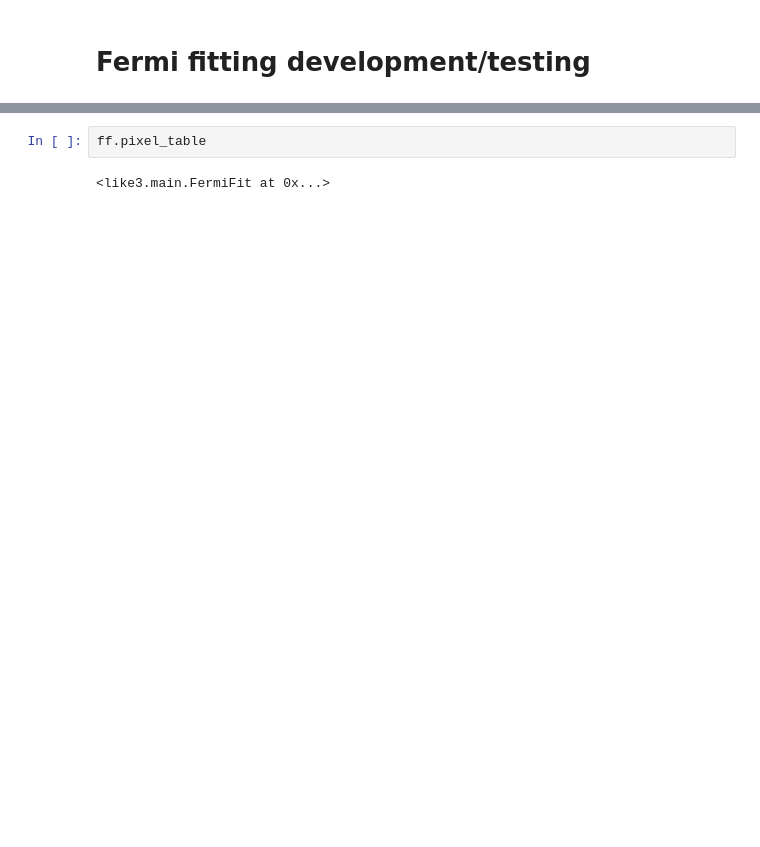
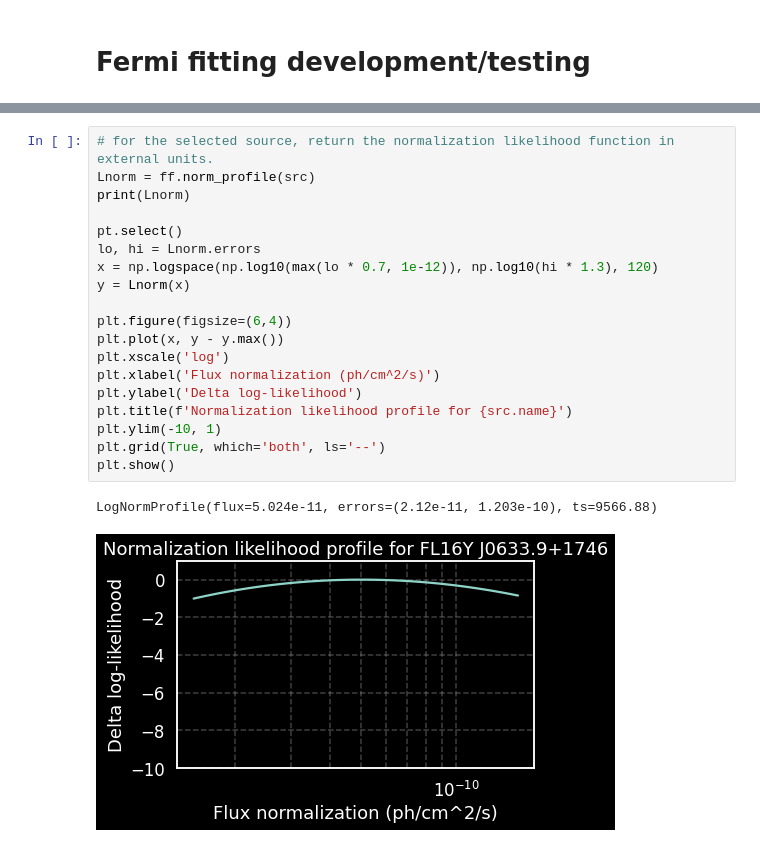
Before and after one commit to tburnett/kerr-diffuse, a Jupyter notebook: fermifit.ipynb, the cells around one changed output, grey strips where cells are left out. Saved outputs shown, nothing was run; the diff lists cells and outputs as text; blank space fills up the shorter version.

```diff
--- a/fermifit.ipynb
+++ b/fermifit.ipynb
@@ -124,4 +124,22 @@ show(fig)
-# %%
-ff.pixel_table
-# %% [output]
-<like3.main.FermiFit at 0x...>
+# %%
+# for the selected source, return the normalization likelihood function in external units.
+Lnorm = ff.norm_profile(src)
+print(Lnorm)
+
+pt.select()
+lo, hi = Lnorm.errors
+x = np.logspace(np.log10(max(lo * 0.7, 1e-12)), np.log10(hi * 1.3), 120)
+y = Lnorm(x)
+
+plt.figure(figsize=(6,4))
+plt.plot(x, y - y.max())
+plt.xscale('log')
+plt.xlabel('Flux normalization (ph/cm^2/s)')
+plt.ylabel('Delta log-likelihood')
+plt.title(f'Normalization likelihood profile for {src.name}')
+plt.ylim(-10, 1)
+plt.grid(True, which='both', ls='--')
+plt.show()
+# %% [output]
+LogNormProfile(flux=5.024e-11, errors=(2.12e-11, 1.203e-10), ts=9566.88)
+[figure, added]
```
Also changed, not shown: parts of 10 cells of this notebook, 10 other files.
